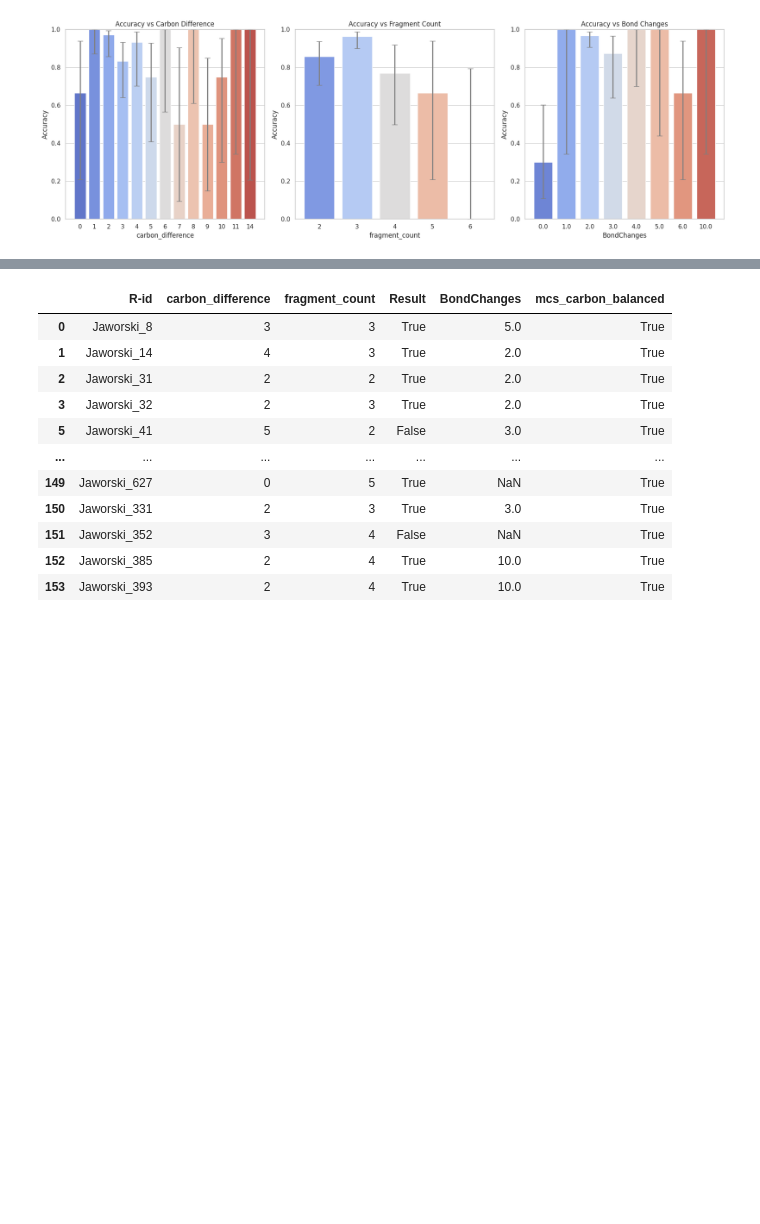
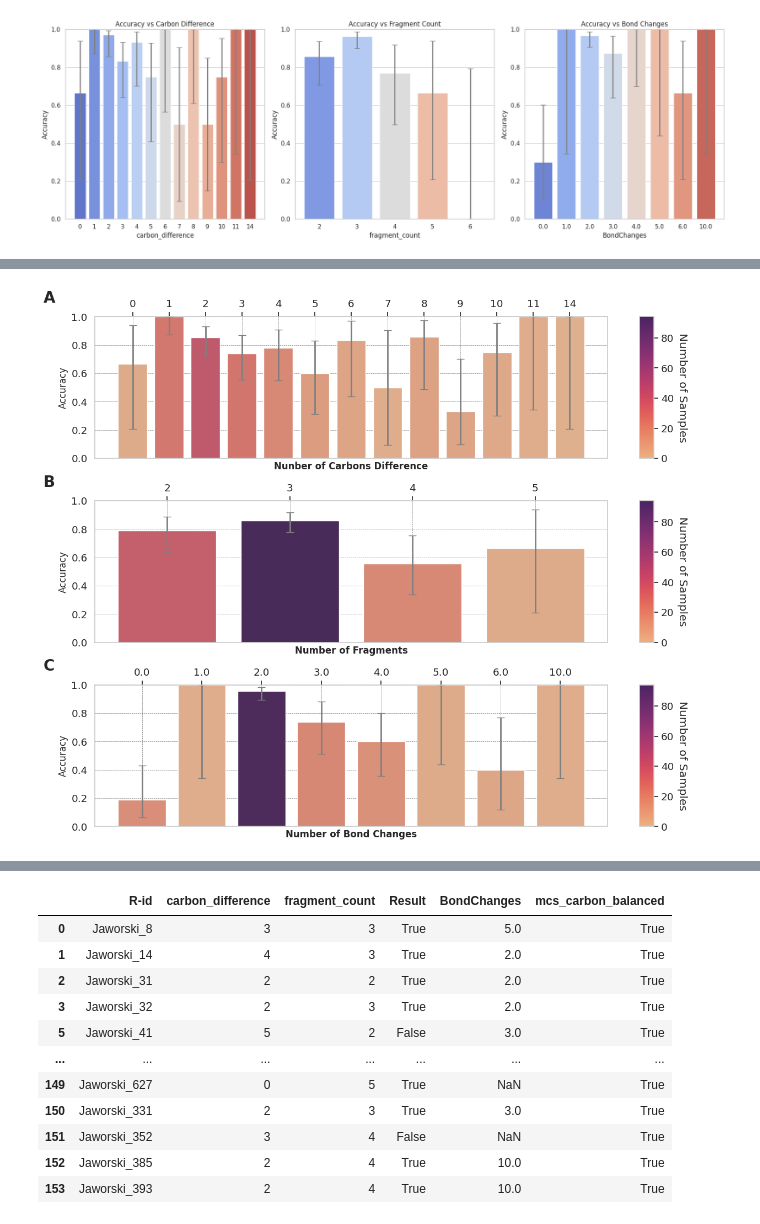
Before and after one commit to TieuLongPhan/SynRBL, a Jupyter notebook: Pipeline/Validation/test.ipynb, the cells around one changed output, grey strips where cells are left out. Drawn from its saved outputs; the diff is of its cells as text; code cells hidden in the pictures; blank space fills up the shorter version.

```diff
--- a/Pipeline/Validation/test.ipynb
+++ b/Pipeline/Validation/test.ipynb
@@ -470,0 +629,97 @@ test2
+# %%
+import pandas as pd
+import matplotlib.pyplot as plt
+import seaborn as sns
+from statsmodels.stats.proportion import proportion_confint
+import matplotlib.colors as mcolors
+from matplotlib.colors import LinearSegmentedColormap
+
+def visualize_accuracy(df, error_bar=True, chart_type='line', error_bar_color='black', same_color_scale=False):
+    def calculate_accuracy_and_confidence(df, column):
+        group_data = df.groupby(column)['Result'].agg(['sum', 'size'])
+        group_data['Accuracy'] = group_data['sum'] / group_data['size']
+
+        # Filter out groups with zero accuracy
+        group_data = group_data[group_data['Accuracy'] > 0]
+
+        # Calculating Wilson confidence interval
+        if error_bar:
+            confidence_lower, confidence_upper = proportion_confint(group_data['sum'], group_data['size'], method='wilson')
+            group_data['lower'] = group_data['Accuracy'] - confidence_lower
+            group_data['upper'] = confidence_upper - group_data['Accuracy']
+
+        return group_data.reset_index()
+
+    # Enhanced color palette
+    colors = ['#003f5c', '#2f4b7c', '#665191', '#a05195', '#d45087', '#f95d6a', '#ff7c43', '#ffa600']
+    cmap = LinearSegmentedColormap.from_list("custom_cmap", colors, N=256).reversed()
+
+    cmap = plt.get_cmap('flare',256)
+    #cmap=cmap.reversed()
+
+
+
+    # Calculate accuracy and confidence for each property
+    accuracy_carbon = calculate_accuracy_and_confidence(df, 'carbon_difference')
+    accuracy_fragment = calculate_accuracy_and_confidence(df, 'fragment_count')
+    accuracy_bondchanges = calculate_accuracy_and_confidence(df, 'BondChanges')
+
+    # Normalization for colors
+    norm = plt.Normalize(vmin=0, vmax=max(accuracy_carbon['size'].max(), accuracy_fragment['size'].max(), accuracy_bondchanges['size'].max()))
+
+    # Improved font settings for a professional look
+    sns.set_context("notebook", font_scale=1.2)
+    sns.set_style("whitegrid")
+
+    # Create a figure with 3 subplots
+    fig, axes = plt.subplots(nrows=3, ncols=1, figsize=(15, 12), gridspec_kw={'hspace': 0.3})
+
+    # Plot helper function
+    def plot_data(data, x, y, lower, upper, size, subplot_index, xlabel, ecolor, norm):
+        ax = axes[subplot_index]
+        sm = plt.cm.ScalarMappable(cmap=cmap, norm=norm)
+        sm.set_array([])
+
+        colors = [mcolors.to_rgba(cmap(norm(s))) for s in data[size]]
+
+        if chart_type == 'line':
+            if error_bar:
+                ax.errorbar(data[x], data[y], yerr=[abs(data[lower]), abs(data[upper])], fmt='o', capsize=5, ecolor=ecolor)
+            sns.lineplot(data=data, x=x, y=y, marker='o', ax=ax)
+        elif chart_type == 'bar':
+            barplot = sns.barplot(data=data, x=x, y=y, palette=colors, ax=ax)
+            ax.set_ylim(0, 1)
+            if error_bar:
+                x_positions = [p.get_x() + p.get_width() / 2 for p in barplot.patches]
+                ax.errorbar(x_positions, data[y], yerr=[abs(data[lower]), abs(data[upper])], fmt='none', ecolor=ecolor, capsize=5, elinewidth=2)
+
+        # Enhanced layout and grid lines
+        ax.grid(True, which='both', linestyle='--', linewidth=0.5, color='gray')
+        ax.set_facecolor('white')
+
+        # Enhanced color bar
+        cbar = plt.colorbar(sm, ax=ax, label='Number of Samples', pad=0.05, aspect=10)
+        cbar.ax.set_ylabel('Number of Samples', rotation=-90, va="bottom")
+
+        # Set x-tick labels to the top
+        ax.xaxis.set_label_position('bottom')
+        ax.xaxis.tick_top()
+
+        # Set labels
+        ax.set_xlabel(xlabel, fontsize=12, fontweight='bold')
+        ax.set_ylabel('Accuracy', fontsize=12)
+
+        # Add subplot labels
+        ax.text(-0.1, 1.1, chr(65 + subplot_index), transform=ax.transAxes, size=20, weight='bold')
+
+    # Plot data for each subgroup with custom x-labels
+    plot_data(accuracy_carbon, 'carbon_difference', 'Accuracy', 'lower', 'upper', 'size', 0, 'Nunber of Carbons Difference', error_bar_color, norm)
+    plot_data(accuracy_fragment, 'fragment_count', 'Accuracy', 'lower', 'upper', 'size', 1, 'Number of Fragments', error_bar_color, norm)
+    plot_data(accuracy_bondchanges, 'BondChanges', 'Accuracy', 'lower', 'upper', 'size', 2, 'Number of Bond Changes', error_bar_color, norm)
+
+    plt.tight_layout(pad=4.0)
+    plt.show()
+
+# Example usage
+visualize_accuracy(df, error_bar=True, chart_type='bar', error_bar_color='gray', same_color_scale=False)
+# %% [output]
@@ -470,0 +737 @@ test2
+[figure, added]
```
Also changed, not shown: parts of 9 cells of this notebook, 16 other files.
